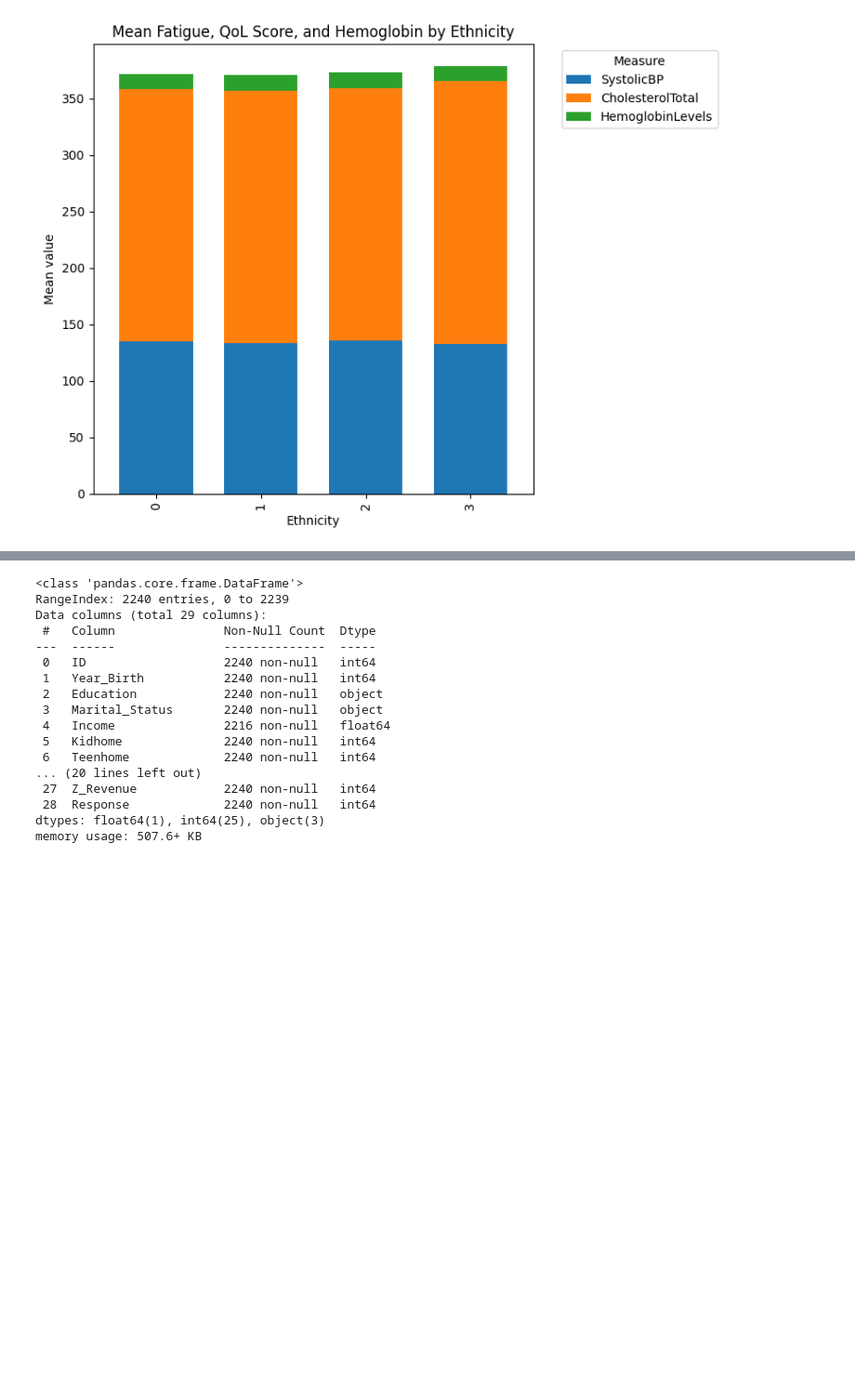
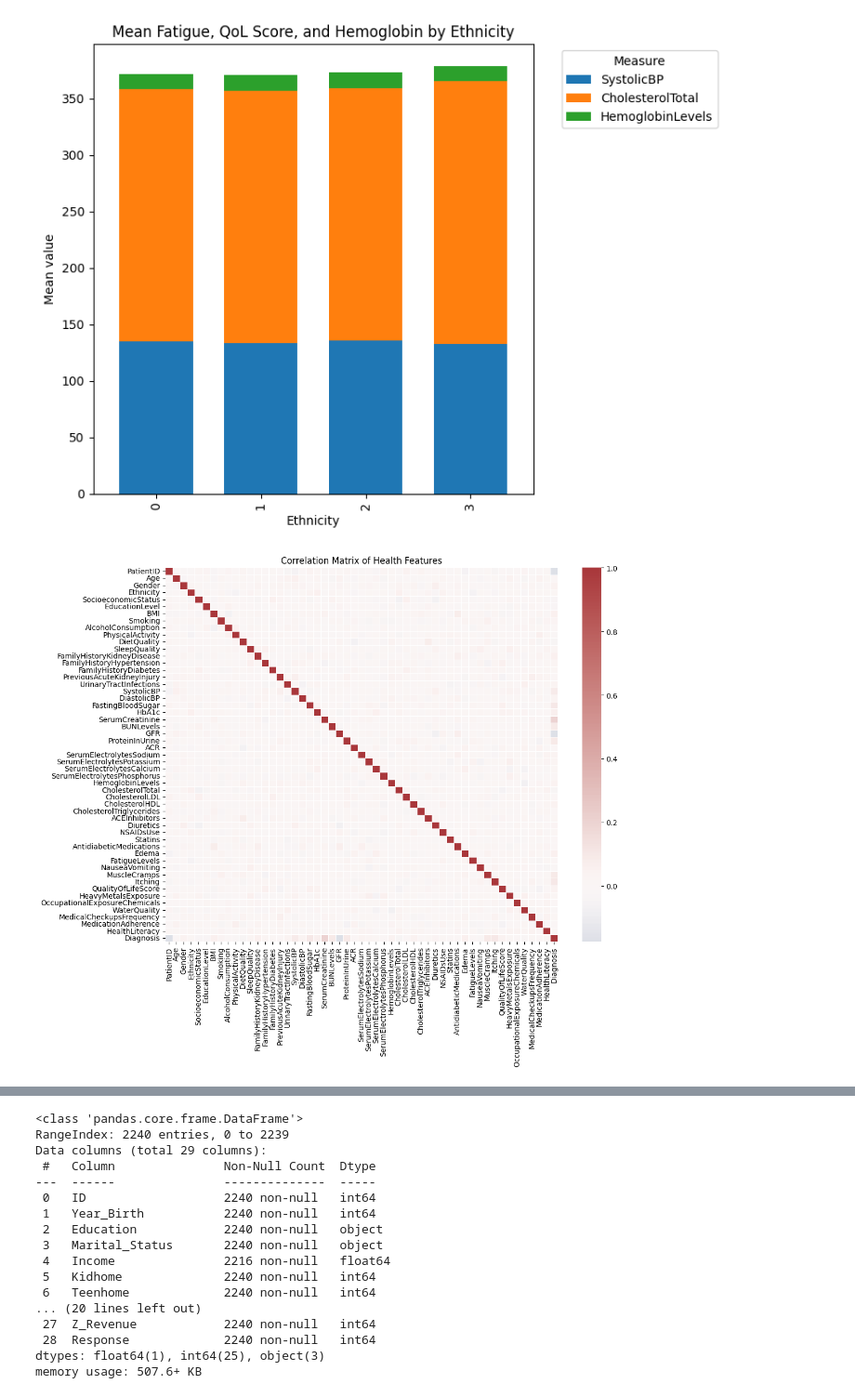
Before and after one commit to tlevash23/DX699, a Jupyter notebook: OMDS-ModB2-Week2-Levash-Tim.ipynb, the cells around one changed output, grey strips where cells are left out. Shown at 93% size. Saved outputs shown, nothing was run; the diff lists cells and outputs as text; code cells hidden in the pictures; blank space fills up the shorter version.

```diff
--- a/OMDS-ModB2-Week2-Levash-Tim.ipynb
+++ b/OMDS-ModB2-Week2-Levash-Tim.ipynb
@@ -265,3 +266,28 @@ plt.tight_layout()
 plt.show()
 # %% [output]
 [figure]
+# %%
+
+# 1) compute correlations as before
+num_df = df_health.select_dtypes(include="number")
+corr   = num_df.corr()
+
+# 2) draw the heatmap but override the tick labels
+plt.figure(figsize=(12,10))
+ax = sns.heatmap(
+    corr,
+    cmap="vlag",
+    center=0,
+    linewidths=0.5,
+    xticklabels=corr.columns,   # show every column name
+    yticklabels=corr.columns    # ditto on the y-axis
+)
+
+# 3) rotate the x–labels so they don’t overlap
+ax.set_xticklabels(ax.get_xticklabels(), rotation=90, ha="center")
+
+plt.title("Correlation Matrix of Health Features")
+plt.tight_layout()
+plt.show()
+# %% [output]
+[figure, added]
```
Also changed, not shown: parts of 2 cells of this notebook, 1 other file.
